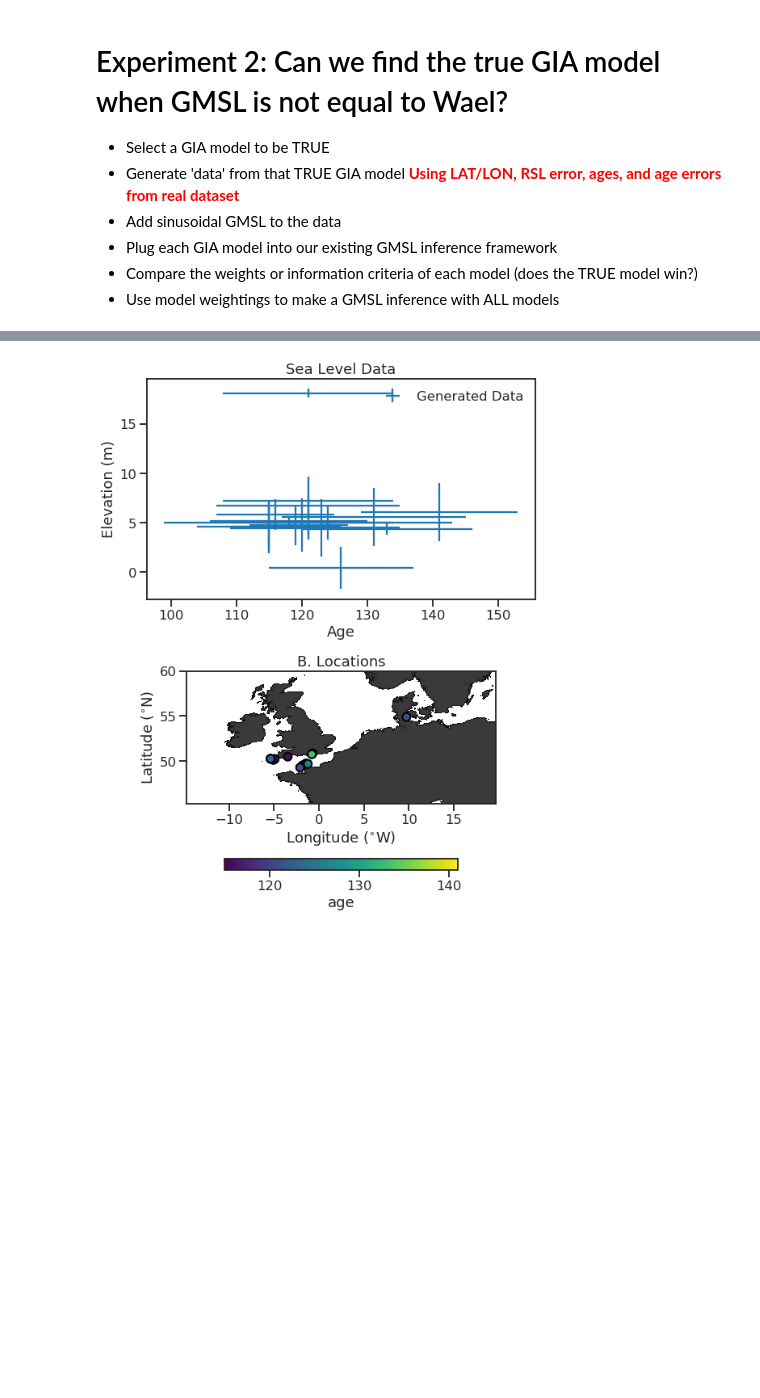
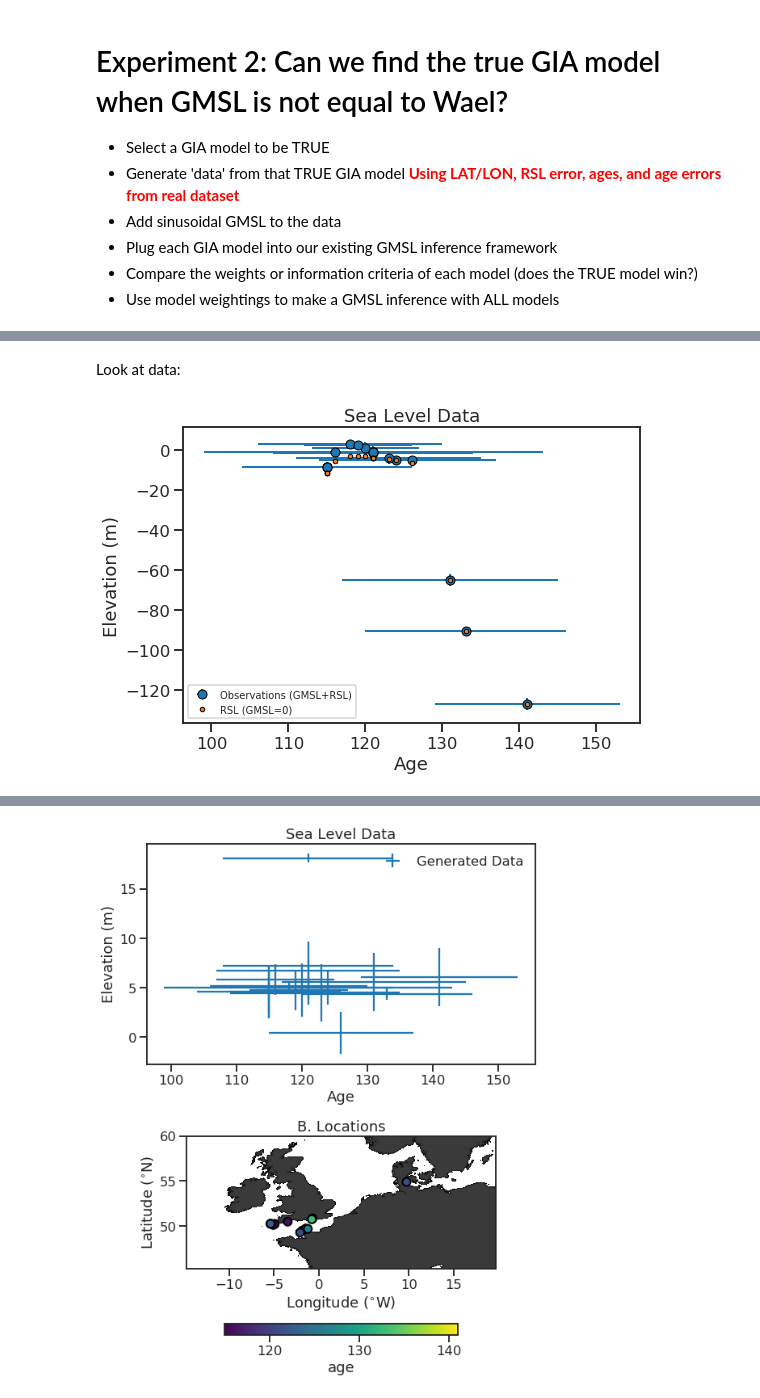
Before and after one commit to blakedyer/EU_LIG, a Jupyter notebook: notebooks/Bayesian Gaussian Process Regression.ipynb, the cells around one changed output, grey strips where cells are left out. Drawn from its saved outputs; the diff is of its cells as text; code cells hidden in the pictures; blank space fills up the shorter version.

Commit message:
Experiment 2 (real data age/location/uncertainty)

```diff
--- a/notebooks/Bayesian Gaussian Process Regression.ipynb
+++ b/notebooks/Bayesian Gaussian Process Regression.ipynb
@@ -770,0 +756,6 @@ Text(0.5, 1.0, 'EU GMSL Inference Experiment')
+# %%
+zoomlevel = 4
+i = 13  # age slice
+early_LIG = ndimage.zoom(true_model[i], zoomlevel, order=3)
+i = 3  # age slice
+late_LIG = ndimage.zoom(true_model[i], zoomlevel, order=3)
@@ -770,0 +830,2 @@ Text(0.5, 1.0, 'EU GMSL Inference Experiment')
+# %%
+df=pd.read_excel(data_dir/'NWEuropeDatabase_v4.xlsx',header=1)
@@ -770,0 +877,46 @@ Text(0.5, 1.0, 'EU GMSL Inference Experiment')
+# %%
+synth_gmsl_fun=interp1d(Age_ESL,synth_gmsl)
+ESL_CURVE_fun=interp1d(Age_ESL,ESL_CURVE)
+synth_gmsl_fun(Age_ESL)
+
+## add true gmsl to RSL model
+data['elevation']=np.copy(data['rsl'])
+for i in range(data["lat"].size):
+    data["elevation"][i] += synth_gmsl_fun(data['age'][i])-ESL_CURVE_fun(data['age'][i])
+# %% [markdown]
+Look at data:
+# %%
+sns.set_context("talk")
+fig = plt.figure(figsize=(8, 10))
+plt.subplot(2, 1, 1)
+plt.errorbar(
+    data["age"],
+    data["elevation"],
+    xerr=data["age_uncertainty"],
+    yerr=data["elevation_uncertainty"],
+    linestyle="none",
+    label="Observations (GMSL+RSL)",
+    marker='o',mec='k',lw=2
+)
+plt.errorbar(
+    data["age"],
+    data["rsl"],
+    linestyle="none",
+    label="RSL (GMSL=0)",
+    marker='.',mec='k'
+)
+
+plt.legend(loc="lower left", frameon=True,fontsize=10)
+
+
+plt.gca().set_xlabel("Age")
+plt.gca().set_ylabel("Elevation (m)")
+_ = plt.gca().set_title("Sea Level Data")
+# plt.gca().set_xlim([113, 133])
+
+
+fig.tight_layout()
+
+## MAY WANT TO REMOVE SAMPLES PRE 128 WHERE GIA/RSL BASICALLY EQUALS THE ESL CURVE
+# %% [output]
+[figure, added]
```
Also changed, not shown: parts of 35 cells of this notebook, 1 other file.
